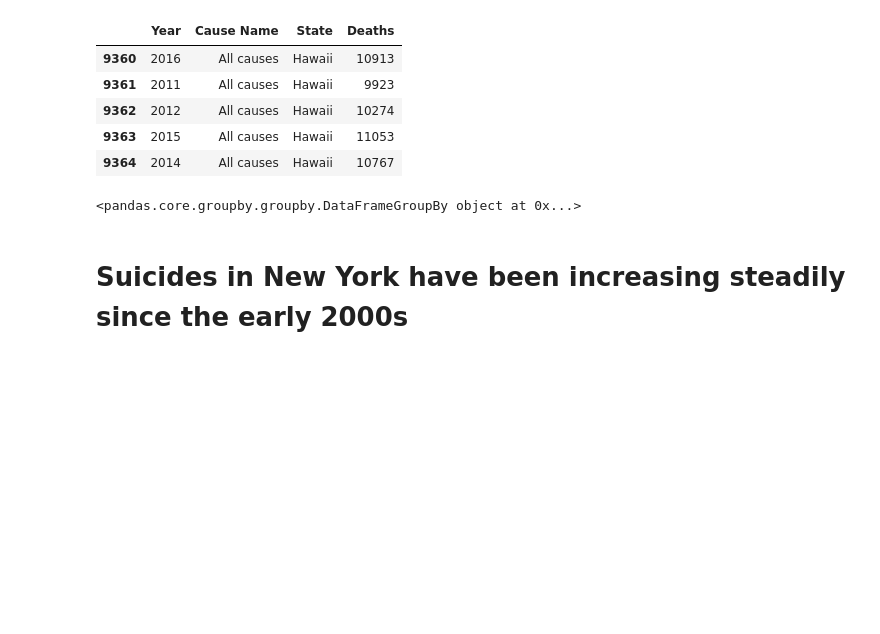
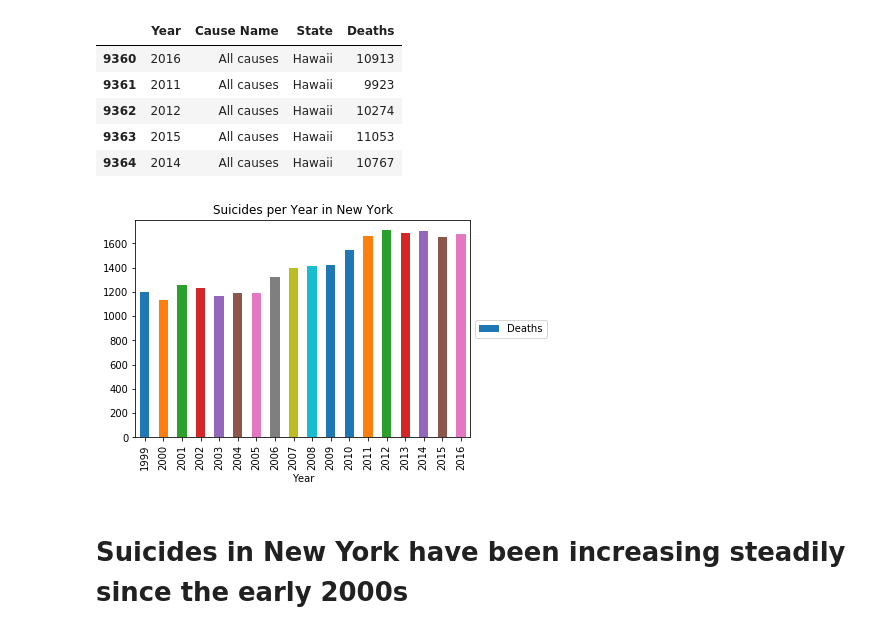
Before and after one commit to mhernandezit/is362_final_project, a Jupyter notebook: Final_Notebook.ipynb, the cells around one changed output. Saved outputs shown, nothing was run; the diff lists cells and outputs as text; code cells hidden in the pictures; blank space fills up the shorter version.

```diff
--- a/Final_Notebook.ipynb
+++ b/Final_Notebook.ipynb
@@ -70,16 +70,16 @@ agg_data.head(5)
 | 9362 | 2012 | All causes | Hawaii | 10274 |
 | 9363 | 2015 | All causes | Hawaii | 11053 |
 | 9364 | 2014 | All causes | Hawaii | 10767 |
-# %%
-suc_data.groupby(['Year','State'])
-# %% [output]
-<pandas.core.groupby.groupby.DataFrameGroupBy object at 0x...>
+# %%
+suc_ny_data = suc_data[suc_data['State'].str.contains("New York")]
 # %%
 f = plt.figure()
-plt.title('Suicides per Year per State', color='black')
-suc_data.groupby(['Year','State']).plot(kind='bar', x="Year", y="Deaths", ax=f.gca())
+plt.title('Suicides per Year in New York', color='black')
+suc_ny_data.sort_values(by=['Year']).plot(kind='bar', x="Year", y="Deaths", ax=f.gca())
 plt.legend(loc='center left', bbox_to_anchor=(1, 0.5))
 plt.show()
+# %% [output]
+[figure, added]
 # %% [markdown]
 # Suicides in New York have been increasing steadily since the early 2000s
 # %% [markdown]
```
